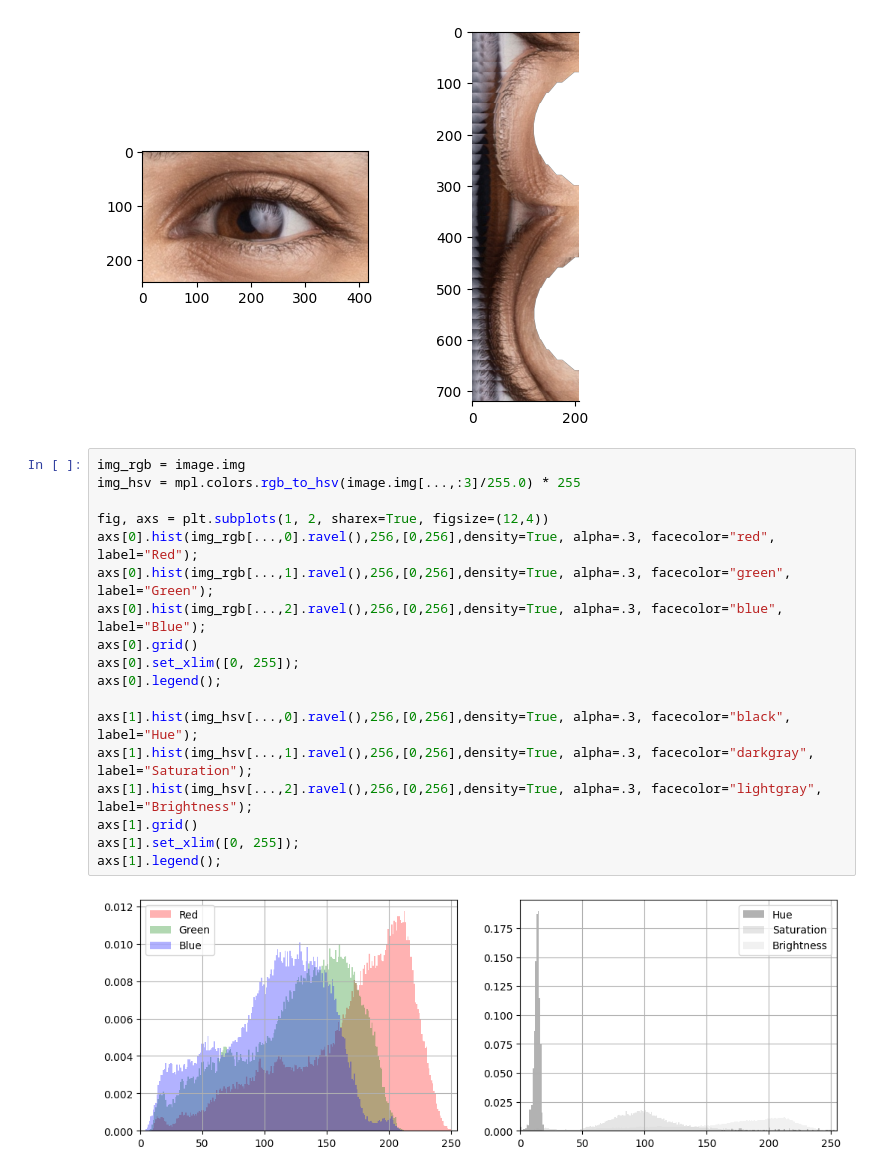
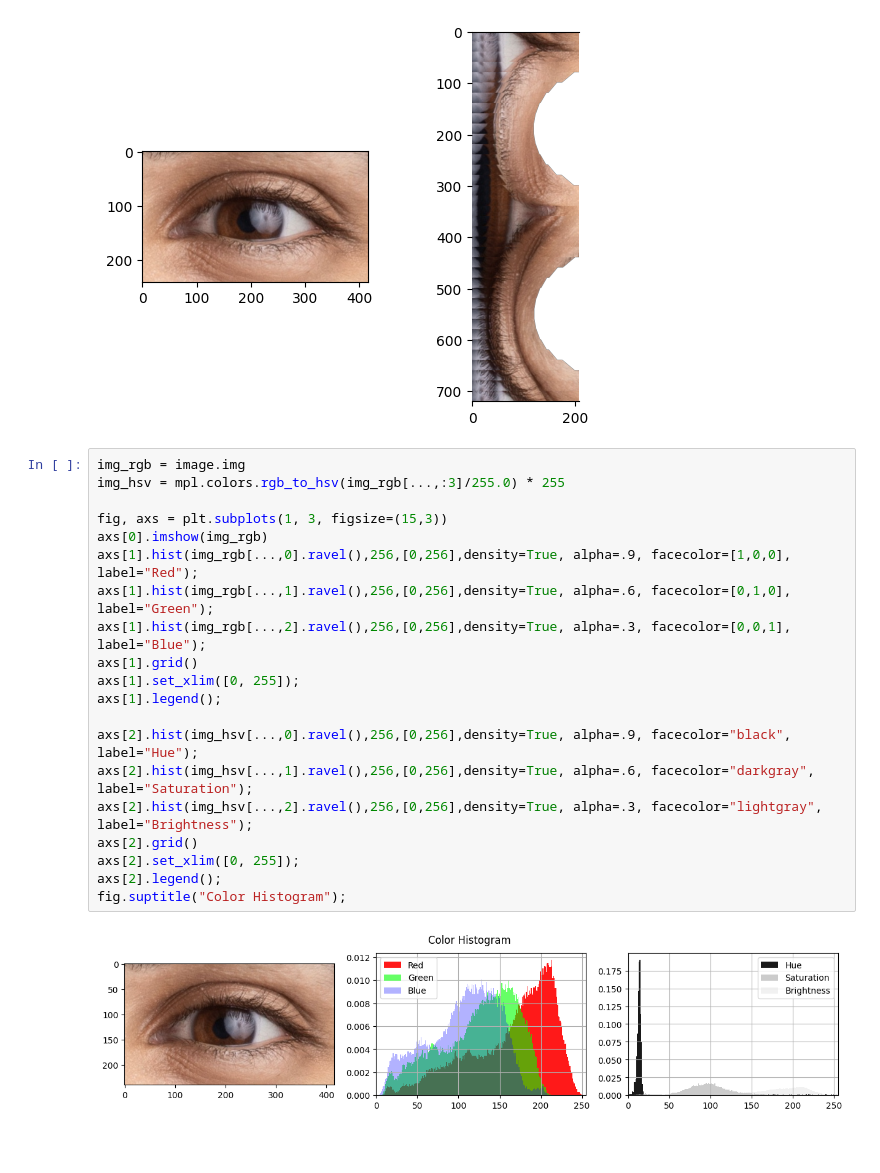
Before and after one commit to ethanrasmussen/EyeTraumaAnalysis, a Jupyter notebook: src/notebooks/skin_removal.ipynb, the cells around one changed output. Cells and saved outputs as stored; diff of their text form; blank space fills up the shorter version.

Commit message:
Made in-notebook images labeled etc for use in our report

```diff
--- a/src/notebooks/skin_removal.ipynb
+++ b/src/notebooks/skin_removal.ipynb
@@ -36,22 +36,24 @@ axs[1].spines["right"].set_visible(False)
 [figure]
 # %%
 img_rgb = image.img
-img_hsv = mpl.colors.rgb_to_hsv(image.img[...,:3]/255.0) * 255
+img_hsv = mpl.colors.rgb_to_hsv(img_rgb[...,:3]/255.0) * 255
 
-fig, axs = plt.subplots(1, 2, sharex=True, figsize=(12,4))
-axs[0].hist(img_rgb[...,0].ravel(),256,[0,256],density=True, alpha=.3, facecolor="red", label="Red");
-axs[0].hist(img_rgb[...,1].ravel(),256,[0,256],density=True, alpha=.3, facecolor="green", label="Green");
-axs[0].hist(img_rgb[...,2].ravel(),256,[0,256],density=True, alpha=.3, facecolor="blue", label="Blue");
-axs[0].grid()
-axs[0].set_xlim([0, 255]);
-axs[0].legend();
-
-axs[1].hist(img_hsv[...,0].ravel(),256,[0,256],density=True, alpha=.3, facecolor="black", label="Hue");
-axs[1].hist(img_hsv[...,1].ravel(),256,[0,256],density=True, alpha=.3, facecolor="darkgray", label="Saturation");
-axs[1].hist(img_hsv[...,2].ravel(),256,[0,256],density=True, alpha=.3, facecolor="lightgray", label="Brightness");
+fig, axs = plt.subplots(1, 3, figsize=(15,3))
+axs[0].imshow(img_rgb)
+axs[1].hist(img_rgb[...,0].ravel(),256,[0,256],density=True, alpha=.9, facecolor=[1,0,0], label="Red");
+axs[1].hist(img_rgb[...,1].ravel(),256,[0,256],density=True, alpha=.6, facecolor=[0,1,0], label="Green");
+axs[1].hist(img_rgb[...,2].ravel(),256,[0,256],density=True, alpha=.3, facecolor=[0,0,1], label="Blue");
 axs[1].grid()
 axs[1].set_xlim([0, 255]);
 axs[1].legend();
+
+axs[2].hist(img_hsv[...,0].ravel(),256,[0,256],density=True, alpha=.9, facecolor="black", label="Hue");
+axs[2].hist(img_hsv[...,1].ravel(),256,[0,256],density=True, alpha=.6, facecolor="darkgray", label="Saturation");
+axs[2].hist(img_hsv[...,2].ravel(),256,[0,256],density=True, alpha=.3, facecolor="lightgray", label="Brightness");
+axs[2].grid()
+axs[2].set_xlim([0, 255]);
+axs[2].legend();
+fig.suptitle("Color Histogram");
 # %% [output]
-[figure, old version]
+[figure, new version]
 # %%
```
Also changed, not shown: parts of 10 cells of this notebook, 6 other files.
